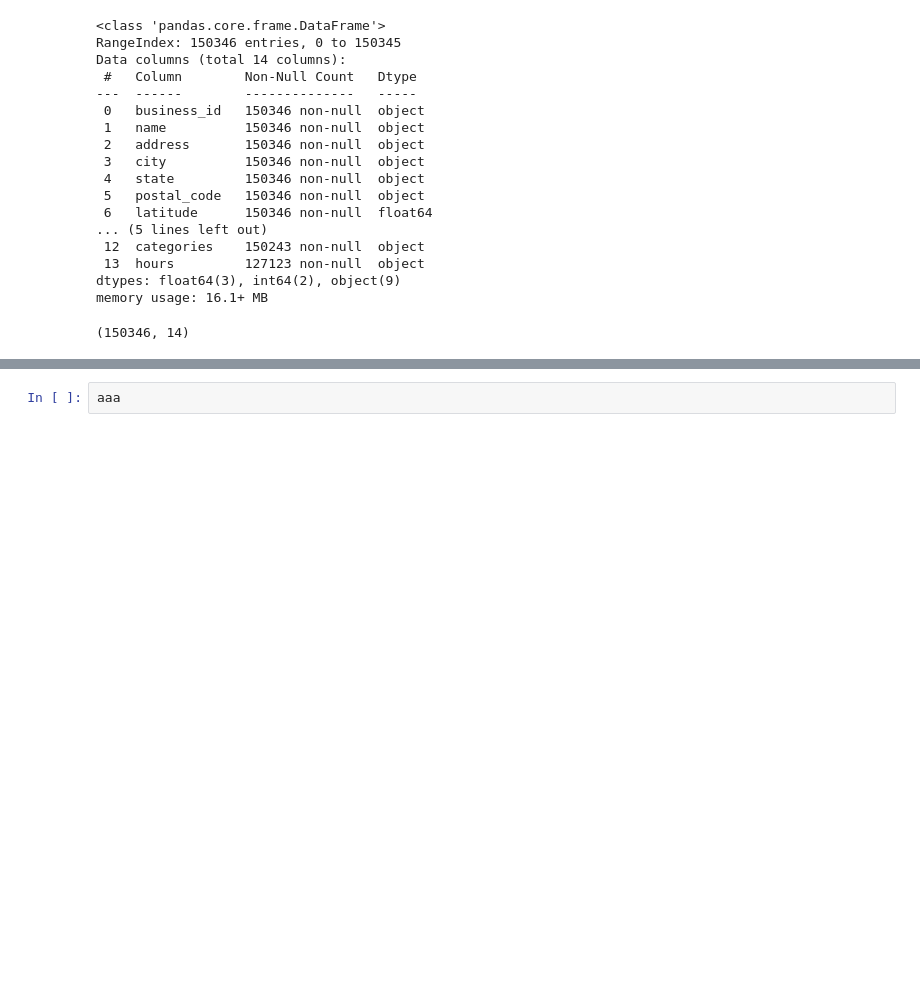
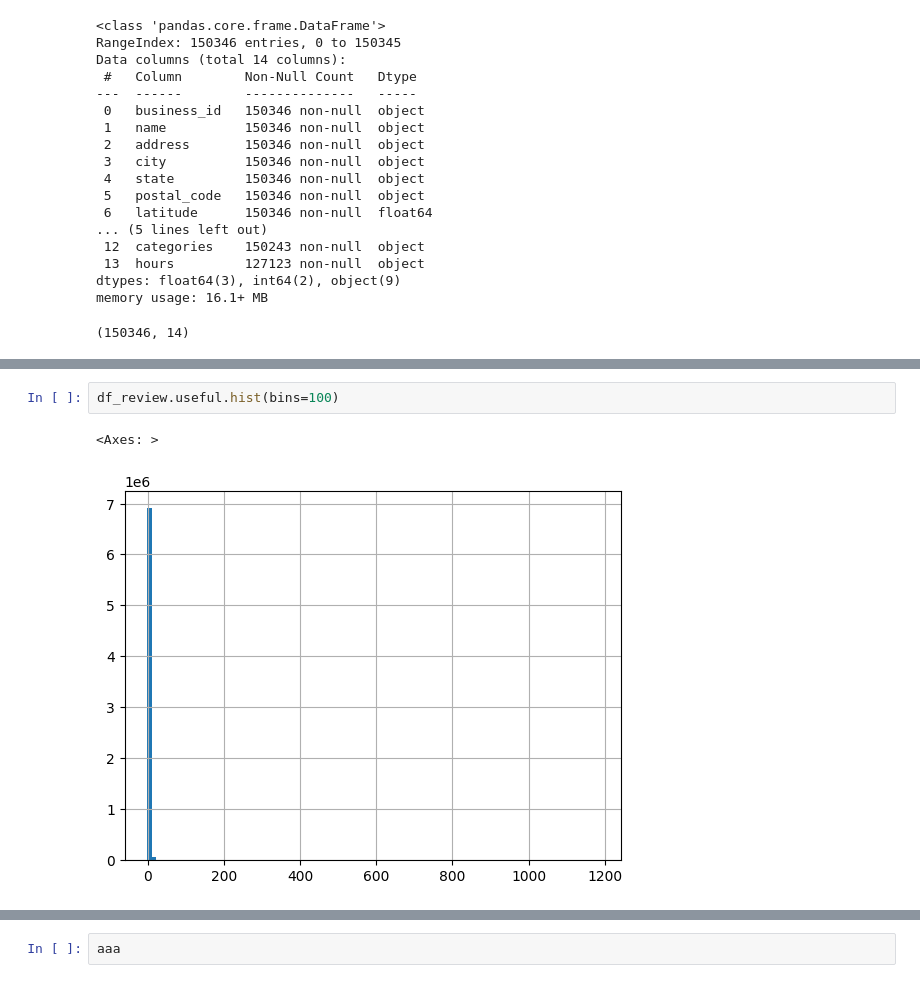
Before and after one commit to Sistemas-de-Recomendacion-Group-3/taller2_modelo, a Jupyter notebook: Taller_2_Recomendacion.ipynb, the cells around one changed output, grey strips where cells are left out. Saved outputs shown, nothing was run; the diff lists cells and outputs as text; blank space fills up the shorter version.

```diff
--- a/Taller_2_Recomendacion.ipynb
+++ b/Taller_2_Recomendacion.ipynb
@@ -118,0 +208,5 @@ df_review_iter
+# %%
+df_review.useful.hist(bins=100)
+# %% [output]
+<Axes: >
+[figure, added]
```
Also changed, not shown: parts of 23 cells of this notebook.
